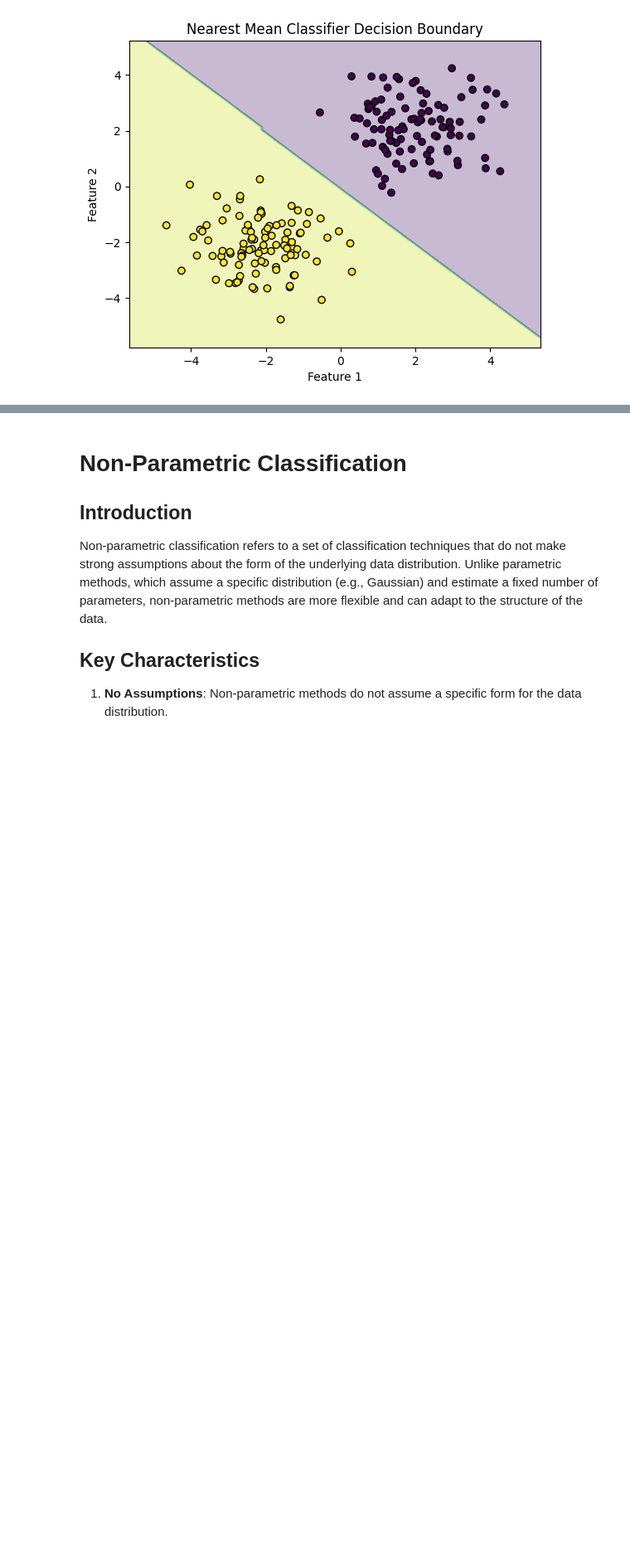
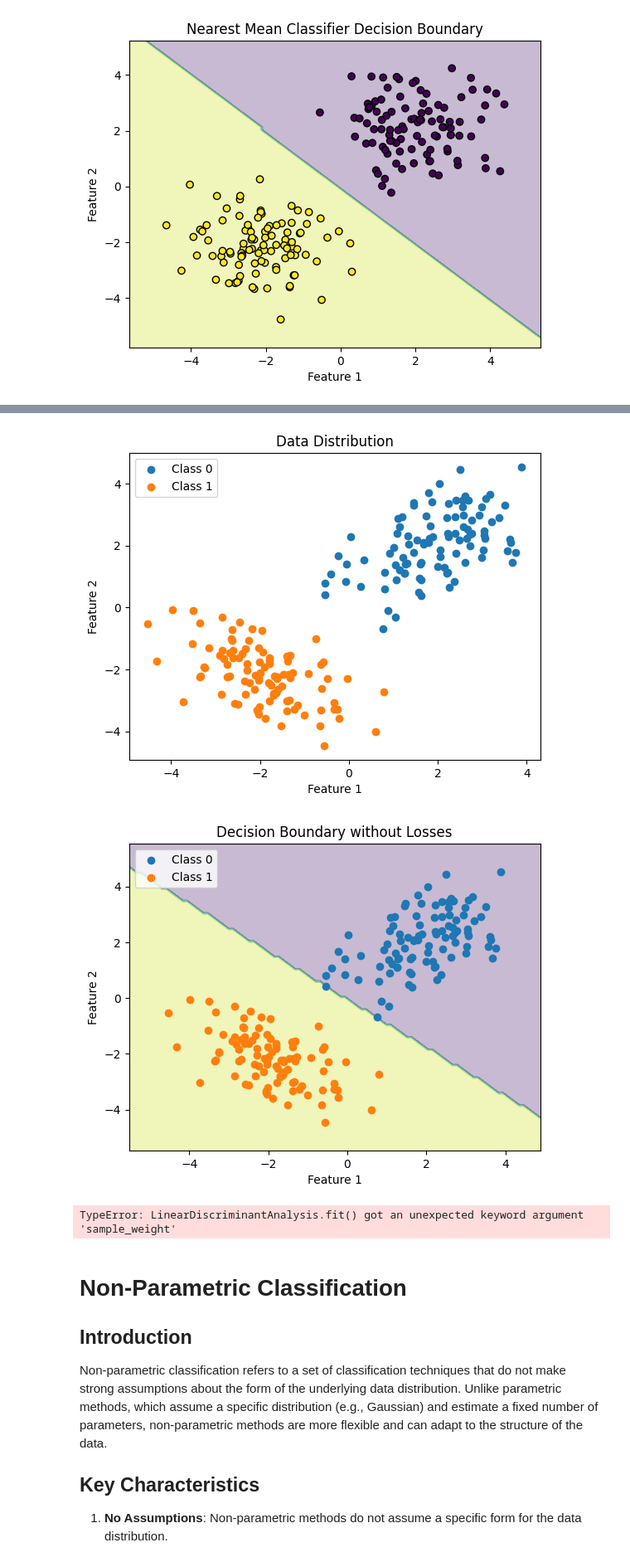
Before and after one commit to OmarTheMostWanted/CSE-DSAIT4005-Machine-and-Deep-Learning, a Jupyter notebook: Notes.ipynb, the cells around one changed output, grey strips where cells are left out. Shown at 83% size. Drawn from its saved outputs; the diff is of its cells as text; code cells hidden in the pictures; blank space fills up the shorter version.

```diff
--- a/Notes.ipynb
+++ b/Notes.ipynb
@@ -834,3 +1100,73 @@ Accuracy: 1.0
+# %%
+import numpy as np
+import matplotlib.pyplot as plt
+from sklearn.discriminant_analysis import LinearDiscriminantAnalysis as LDA
+
+# Generate synthetic data
+np.random.seed(0)
+mean1 = [2, 2]
+cov1 = [[1, 0.5], [0.5, 1]]
+X1 = np.random.multivariate_normal(mean1, cov1, 100)
+
+mean2 = [-2, -2]
+cov2 = [[1, -0.5], [-0.5, 1]]
+X2 = np.random.multivariate_normal(mean2, cov2, 100)
+
+X = np.vstack((X1, X2))
+y = np.hstack((np.zeros(100), np.ones(100)))
+
+# Plot the data
+plt.scatter(X[y == 0][:, 0], X[y == 0][:, 1], label='Class 0')
+plt.scatter(X[y == 1][:, 0], X[y == 1][:, 1], label='Class 1')
+plt.legend()
+plt.title('Data Distribution')
+plt.xlabel('Feature 1')
+plt.ylabel('Feature 2')
+plt.show()
+
+# Fit LDA without losses
+lda = LDA()
+lda.fit(X, y)
+
+# Plot decision boundary without losses
+xx, yy = np.meshgrid(np.linspace(X[:, 0].min() - 1, X[:, 0].max() + 1, 100),
+                     np.linspace(X[:, 1].min() - 1, X[:, 1].max() + 1, 100))
+Z = lda.predict(np.c_[xx.ravel(), yy.ravel()])
+Z = Z.reshape(xx.shape)
+
+plt.contourf(xx, yy, Z, alpha=0.3)
+plt.scatter(X[y == 0][:, 0], X[y == 0][:, 1], label='Class 0')
+plt.scatter(X[y == 1][:, 0], X[y == 1][:, 1], label='Class 1')
+plt.legend()
+plt.title('Decision Boundary without Losses')
+plt.xlabel('Feature 1')
+plt.ylabel('Feature 2')
+plt.show()
+
+# Introduce a loss matrix
+loss_matrix = np.array([[0, 1], [2, 0]])
+
+# Fit LDA with losses
+sample_weight = np.where(y == 0, loss_matrix[0, 1], loss_matrix[1, 0])
+lda_with_loss = LDA()
+lda_with_loss.fit(X, y, sample_weight=sample_weight)
+
+# Plot decision boundary with losses
+Z_with_loss = lda_with_loss.predict(np.c_[xx.ravel(), yy.ravel()])
+Z_with_loss = Z_with_loss.reshape(xx.shape)
+
+plt.contourf(xx, yy, Z_with_loss, alpha=0.3)
+plt.scatter(X[y == 0][:, 0], X[y == 0][:, 1], label='Class 0')
+plt.scatter(X[y == 1][:, 0], X[y == 1][:, 1], label='Class 1')
+plt.legend()
+plt.title('Decision Boundary with Losses')
+plt.xlabel('Feature 1')
+plt.ylabel('Feature 2')
+plt.show()
+# %% [output]
+[figure, added]
+[figure, added]
+TypeError: LinearDiscriminantAnalysis.fit() got an unexpected keyword argument 'sample_weight'
 # %% [markdown]
 # Non-Parametric Classification
 
```
Also changed, not shown: parts of 2 cells of this notebook, 3 other files.
